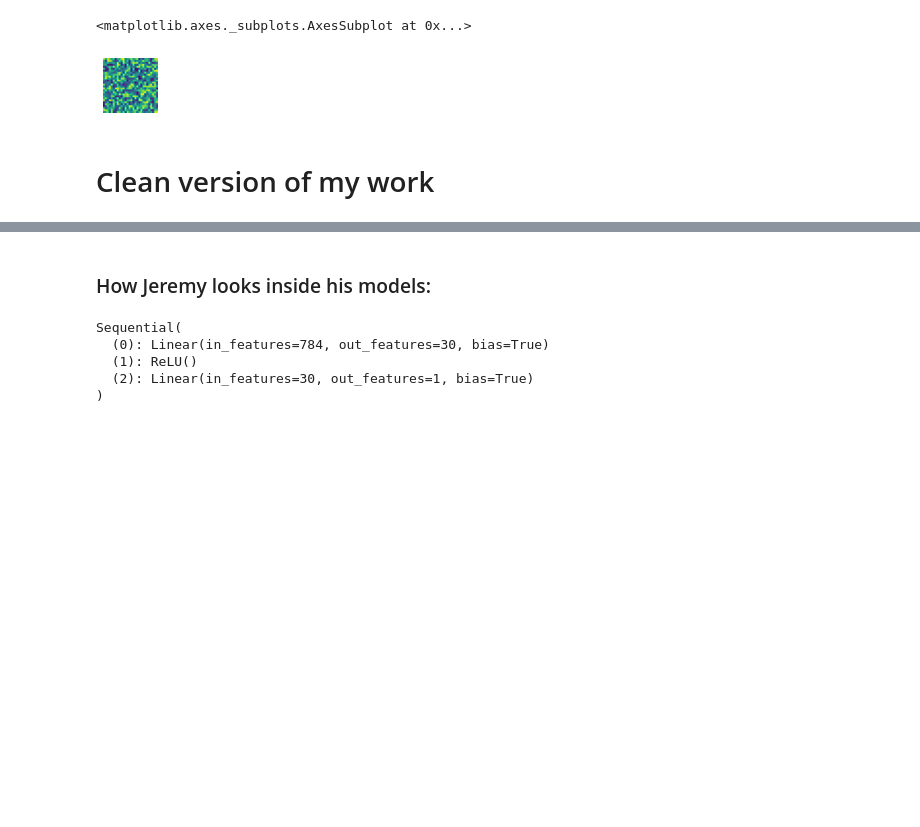
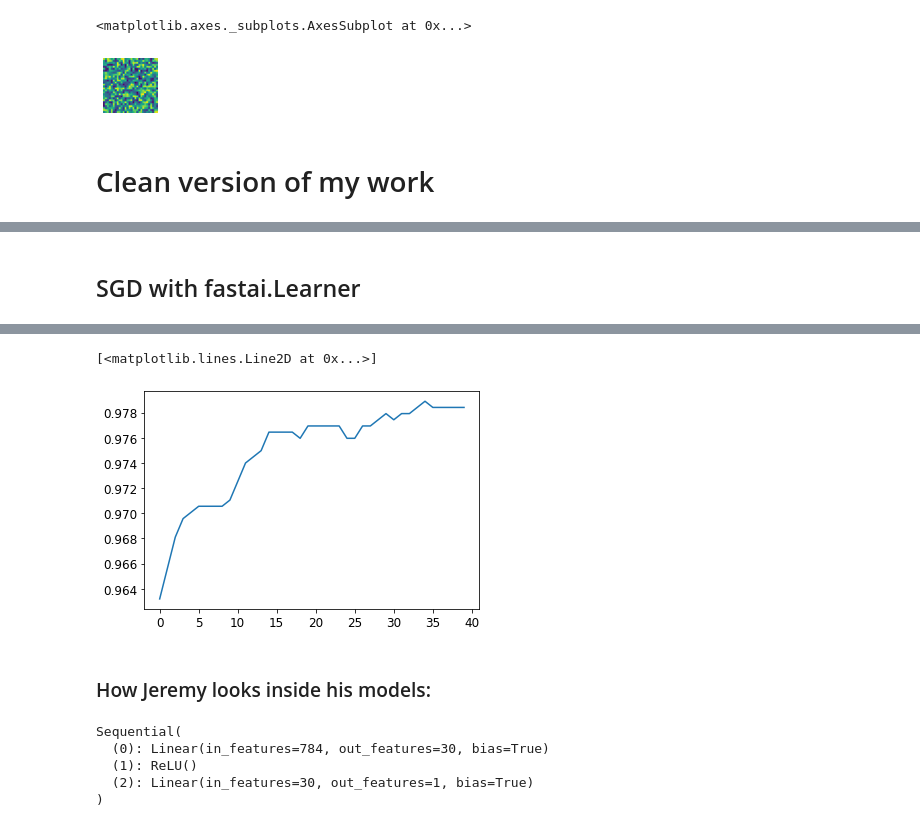
Before and after one commit to mccallion/rory, a Jupyter notebook: _20200901_mnist_basics.ipynb, the cells around one changed output, grey strips where cells are left out. Drawn from its saved outputs; the diff is of its cells as text; code cells hidden in the pictures; blank space fills up the shorter version.

Commit message:
Clean up & finish mnist_basics

```diff
--- a/_20200901_mnist_basics.ipynb
+++ b/_20200901_mnist_basics.ipynb
@@ -1304,0 +1263,73 @@ plt.plot(L(learn.recorder.values).itemgot(2)) #L.itemgot(n) gets nth row
+# %% [markdown]
+## SGD with fastai.Learner
+# %%
+### Imports ###
+from fastai.vision.all import *
+from fastcore.test import *
+from fastbook import plot_function
+
+
+### Data ###
+path = untar_data(URLs.MNIST_SAMPLE)
+Path.BASE_PATH = path
+
+# train
+train3 = torch.stack(
+    [tensor(Image.open(o)) for o in (path/'train'/'3').ls()]         # Create list of 6131 28x28 im tensors, and
+    ).float()/255                                                    ## stack them into one [6131,28,28] tensor.
+train7 = torch.stack(
+    [tensor(Image.open(o)) for o in (path/'train'/'7').ls()]         # Repeat for sevens.
+    ).float()/255
+train_ims = torch.cat([train3,train7]).view(-1, 28*28)               # Combine 3s a& 7s then reshape as [6131,786].
+train_lbls = tensor([1]*len(train3) + [0]*len(train7)).unsqueeze(1)  # Create lbl tensors: 1 if im is 3 else 0.
+train_ds = list(zip(train_ims,train_lbls))                           # Zip im,lbl to create dataset.
+train_dl = DataLoader(train_ds, batch_size = 64*2*2*2, shuffle=True) # Create batches; create DataLoader (an iter).
+
+# valid
+valid3 = torch.stack(
+    [tensor(Image.open(o)) for o in (path/'valid'/'3').ls()]
+    ).float()/255
+valid7 = torch.stack(
+    [tensor(Image.open(o)) for o in (path/'valid'/'7').ls()]
+    ).float()/255
+valid_ims = torch.cat([valid3,valid7]).view(-1, 28*28)
+valid_lbls = tensor([1]*len(valid3) + [0]*len(valid7)).unsqueeze(1)
+valid_ds = list(zip(valid_ims,valid_lbls))
+valid_dl = DataLoader(valid_ds, batch_size = 64*2*2*2, shuffle=True)
+
+dls = DataLoaders(train_dl, valid_dl)
+
+
+### Mini-batch Average Accuracy given yp,y ###
+def avg_batch_acc(yp,y):
+    sig_yp = yp.sigmoid()
+    correct = (sig_yp > 0.5) == y
+    return correct.float().mean()
+
+
+### Loss Function "Calibrated Confidence" ###
+def loss(yp, y):                                  # I like to call this "Calibrated Confidence":
+    pred = yp.sigmoid()                           # - correct   & high confidence → low loss
+    return torch.where(y==1, 1-pred, pred).mean() # - incorrect & high confidence → high loss
+
+
+## Model ###
+three_layer_nn = nn.Sequential(
+    nn.Linear(28*28,30),
+    nn.ReLU(),
+    nn.Linear(30,1))
+
+
+### Combine data, model, stepper, loss, accuracy in a Learner ###
+learn = Learner(dls,                   # train and valid dls
+                three_layer_nn,        # model
+                opt_func=SGD,          # fastai.SGD optimizer
+                loss_func=loss,        # loss fxn
+                metrics=avg_batch_acc) # judgement metric
+
+### Train ###
+epochs = 40
+lr = 0.1
+learn.fit(epochs,lr)
+plt.plot(L(learn.recorder.values).itemgot(2)) # L.itemgot(2) returns every 2nd row
+# %% [output]
@@ -1305,3 +1353,5 @@ plt.plot(L(learn.recorder.values).itemgot(2)) #L.itemgot(n) gets nth row
+[<matplotlib.lines.Line2D at 0x...>]
+[figure, added]
 # %% [markdown]
 ### How Jeremy looks inside his models:
 # %%
```
Also changed, not shown: parts of 8 cells of this notebook.
